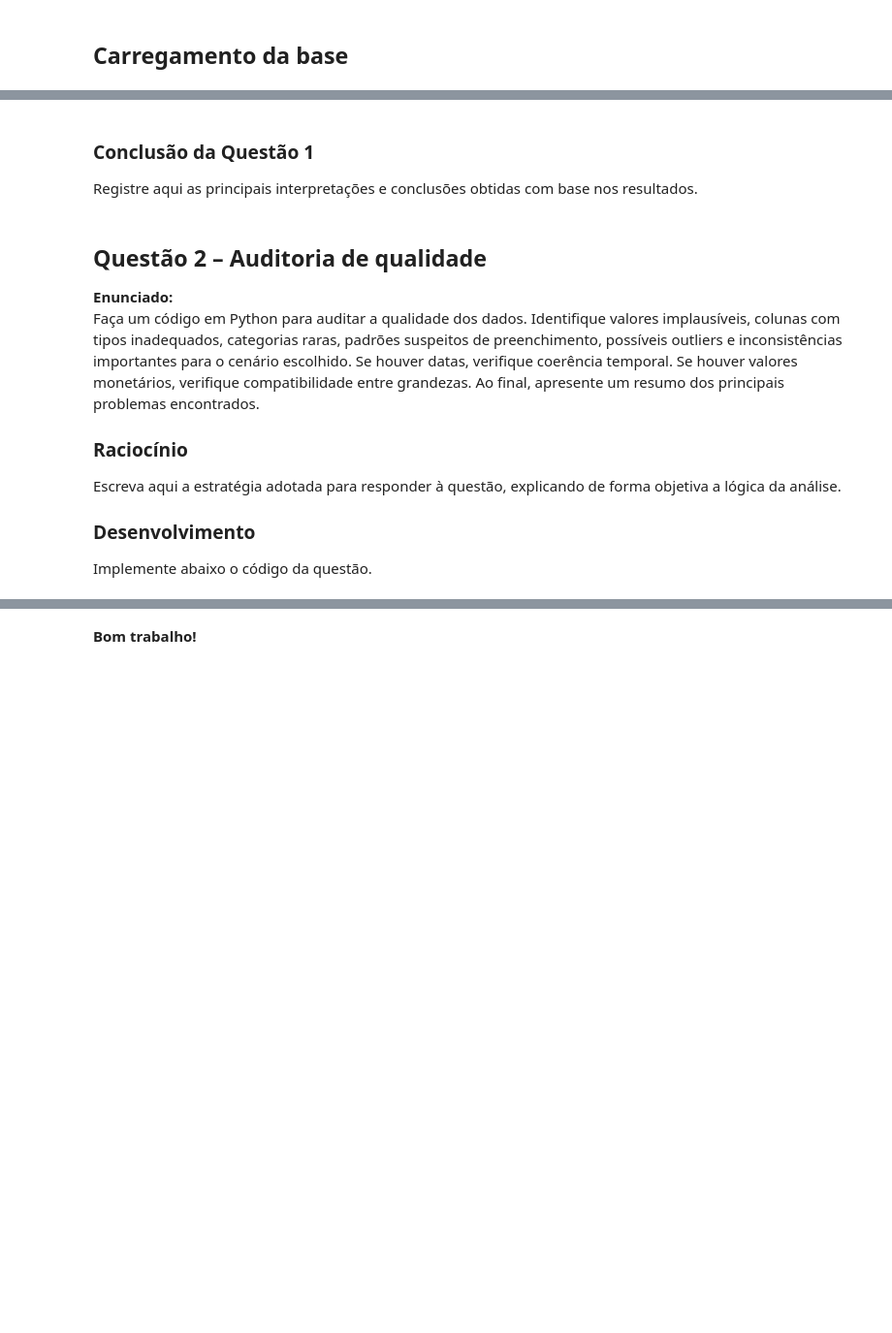
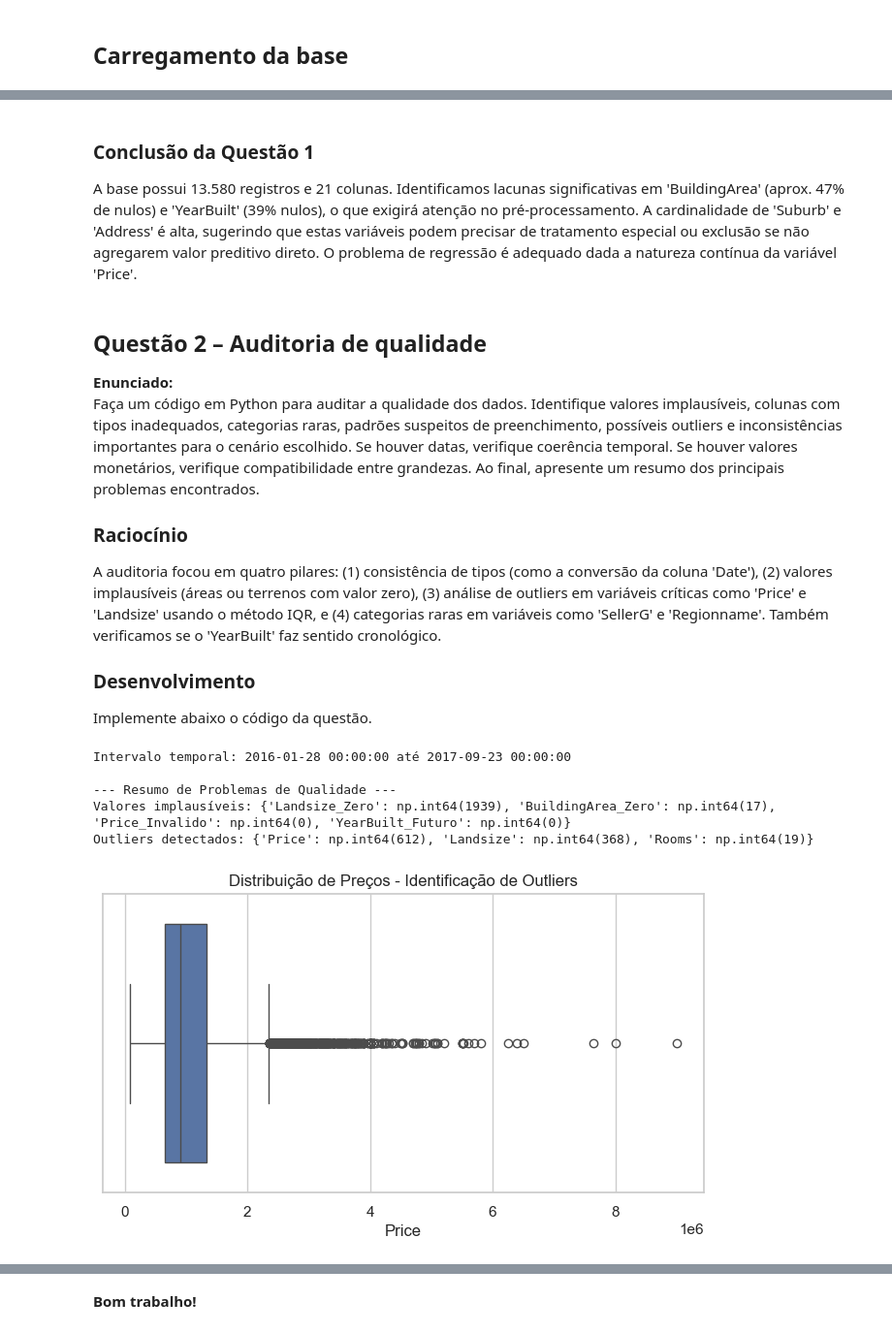
Before and after one commit to Kcodesufal/data-science-2026, a Jupyter notebook: lista 1/Lista 1.ipynb, the cells around one changed output, grey strips where cells are left out. Shown at 97% size. Drawn from its saved outputs; the diff is of its cells as text; code cells hidden in the pictures; blank space fills up the shorter version.

```diff
--- a/lista 1/Lista 1.ipynb
+++ b/lista 1/Lista 1.ipynb
@@ -44,8 +44,7 @@ plt.rcParams["figure.figsize"] = (10, 5)
 ## Carregamento da base
 # %%
 # Carregamento da base
-# Substitua o nome do arquivo pelo arquivo correto da base escolhida
-df = pd.read_csv('marketing_campaign.csv')
+df = pd.read_csv('melb_data.csv')
 
 # Visualização inicial
 df.head()
@@ -67,6 +134,6 @@ Implemente abaixo o código da questão.
 # %% [markdown]
 ### Conclusão da Questão 1
-Registre aqui as principais interpretações e conclusões obtidas com base nos resultados.
+A base possui 13.580 registros e 21 colunas. Identificamos lacunas significativas em 'BuildingArea' (aprox. 47% de nulos) e 'YearBuilt' (39% nulos), o que exigirá atenção no pré-processamento. A cardinalidade de 'Suburb' e 'Address' é alta, sugerindo que estas variáveis podem precisar de tratamento especial ou exclusão se não agregarem valor preditivo direto. O problema de regressão é adequado dada a natureza contínua da variável 'Price'.
 # %% [markdown]
 ## Questão 2 – Auditoria de qualidade
 
@@ -74,11 +141,52 @@ Registre aqui as principais interpretações e conclusões obtidas com base nos
 Faça um código em Python para auditar a qualidade dos dados. Identifique valores implausíveis, colunas com tipos inadequados, categorias raras, padrões suspeitos de preenchimento, possíveis outliers e inconsistências importantes para o cenário escolhido. Se houver datas, verifique coerência temporal. Se houver valores monetários, verifique compatibilidade entre grandezas. Ao final, apresente um resumo dos principais problemas encontrados.
 
 ### Raciocínio
-Escreva aqui a estratégia adotada para responder à questão, explicando de forma objetiva a lógica da análise.
+A auditoria focou em quatro pilares: (1) consistência de tipos (como a conversão da coluna 'Date'), (2) valores implausíveis (áreas ou terrenos com valor zero), (3) análise de outliers em variáveis críticas como 'Price' e 'Landsize' usando o método IQR, e (4) categorias raras em variáveis como 'SellerG' e 'Regionname'. Também verificamos se o 'YearBuilt' faz sentido cronológico.
 
 ### Desenvolvimento
 Implemente abaixo o código da questão.
 # %%
-# Código da Questão 2
+# 1. Conversão e verificação de Datas
+df['Date'] = pd.to_datetime(df['Date'], dayfirst=True)
+print(f"Intervalo temporal: {df['Date'].min()} até {df['Date'].max()}")
+
+# 2. Verificação de valores implausíveis (Áreas e Preços)
+implausiveis = {
+    'Landsize_Zero': (df['Landsize'] == 0).sum(),
+    'BuildingArea_Zero': (df['BuildingArea'] == 0).sum(),
+    'Price_Invalido': (df['Price'] <= 0).sum(),
+    'YearBuilt_Futuro': (df['YearBuilt'] > 2026).sum()
+}
+
+# 3. Detecção de Outliers (IQR) para Price e Landsize
+def detect_outliers(data, column):
+    Q1 = data[column].quantile(0.25)
+    Q3 = data[column].quantile(0.75)
+    IQR = Q3 - Q1
+    limite_sup = Q3 + 1.5 * IQR
+    return (data[column] > limite_sup).sum()
+
+outliers_count = {
+    'Price': detect_outliers(df, 'Price'),
+    'Landsize': detect_outliers(df, 'Landsize'),
+    'Rooms': (df['Rooms'] > 6).sum()
+}
+
+print("\n--- Resumo de Problemas de Qualidade ---")
+print("Valores implausíveis:", implausiveis)
+print("Outliers detectados:", outliers_count)
+
+# 4. Visualização rápida de Outliers de Preço
+plt.figure(figsize=(8, 4))
+sns.boxplot(x=df['Price'])
+plt.title('Distribuição de Preços - Identificação de Outliers')
+plt.show()
+# %% [output]
+Intervalo temporal: 2016-01-28 00:00:00 até 2017-09-23 00:00:00
+
+--- Resumo de Problemas de Qualidade ---
+Valores implausíveis: {'Landsize_Zero': np.int64(1939), 'BuildingArea_Zero': np.int64(17), 'Price_Invalido': np.int64(0), 'YearBuilt_Futuro': np.int64(0)}
+Outliers detectados: {'Price': np.int64(612), 'Landsize': np.int64(368), 'Rooms': np.int64(19)}
+[figure, added]
 # %% [markdown]
 ### Conclusão da Questão 2
```
Also changed, not shown: parts of 29 cells of this notebook.
